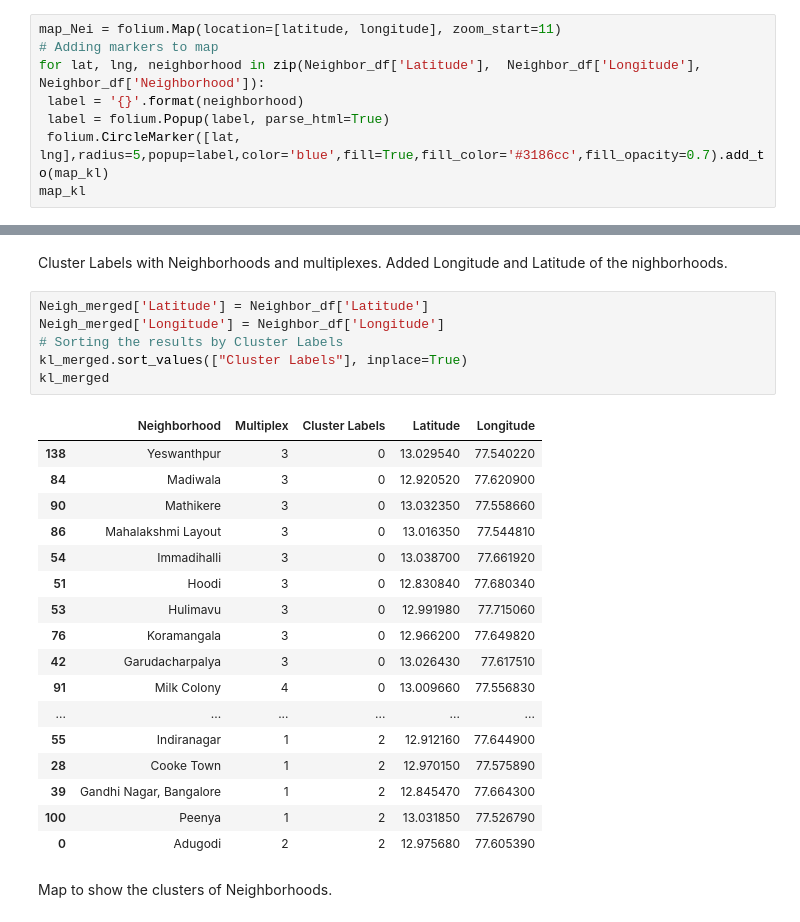
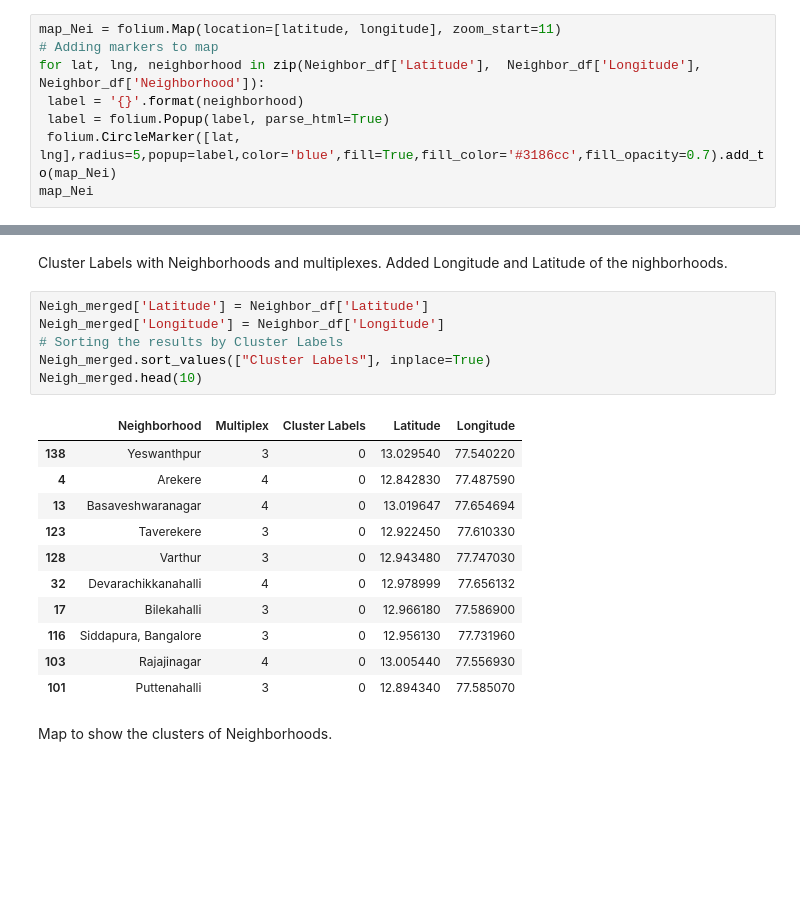
Before and after one commit to Jayavardhanp/Coursera_Capstone, a Jupyter notebook: Scripts/Multiplex_Analysis.ipynb, the cells around one changed output, grey strips where cells are left out. Saved outputs shown, nothing was run; the diff lists cells and outputs as text; blank space fills up the shorter version.

```diff
--- a/Scripts/Multiplex_Analysis.ipynb
+++ b/Scripts/Multiplex_Analysis.ipynb
@@ -129,8 +129,8 @@ map_Nei = folium.Map(location=[latitude, longitude], zoom_start=11)
 for lat, lng, neighborhood in zip(Neighbor_df['Latitude'],  Neighbor_df['Longitude'], Neighbor_df['Neighborhood']):
  label = '{}'.format(neighborhood)
  label = folium.Popup(label, parse_html=True)
- folium.CircleMarker([lat, lng],radius=5,popup=label,color='blue',fill=True,fill_color='#3186cc',fill_opacity=0.7).add_to(map_kl)
-map_kl
+ folium.CircleMarker([lat, lng],radius=5,popup=label,color='blue',fill=True,fill_color='#3186cc',fill_opacity=0.7).add_to(map_Nei)
+map_Nei
 # %% [output]
 [interactive output not drawn]
 # %% [markdown]
@@ -310,27 +288,21 @@ Cluster Labels with Neighborhoods and multiplexes. Added Longitude and Latitude
 # %%
 Neigh_merged['Latitude'] = Neighbor_df['Latitude']
 Neigh_merged['Longitude'] = Neighbor_df['Longitude']
 # Sorting the results by Cluster Labels
-kl_merged.sort_values(["Cluster Labels"], inplace=True)
-kl_merged
+Neigh_merged.sort_values(["Cluster Labels"], inplace=True)
+Neigh_merged.head(10)
 # %% [output]
 |  | Neighborhood | Multiplex | Cluster Labels | Latitude | Longitude |
 | 138 | Yeswanthpur | 3 | 0 | 13.029540 | 77.540220 |
-| 84 | Madiwala | 3 | 0 | 12.920520 | 77.620900 |
-| 90 | Mathikere | 3 | 0 | 13.032350 | 77.558660 |
-| 86 | Mahalakshmi Layout | 3 | 0 | 13.016350 | 77.544810 |
-| 54 | Immadihalli | 3 | 0 | 13.038700 | 77.661920 |
-| 51 | Hoodi | 3 | 0 | 12.830840 | 77.680340 |
-| 53 | Hulimavu | 3 | 0 | 12.991980 | 77.715060 |
-| 76 | Koramangala | 3 | 0 | 12.966200 | 77.649820 |
-| 42 | Garudacharpalya | 3 | 0 | 13.026430 | 77.617510 |
-| 91 | Milk Colony | 4 | 0 | 13.009660 | 77.556830 |
-| ... | ... | ... | ... | ... | ... |
-| 55 | Indiranagar | 1 | 2 | 12.912160 | 77.644900 |
-| 28 | Cooke Town | 1 | 2 | 12.970150 | 77.575890 |
-| 39 | Gandhi Nagar, Bangalore | 1 | 2 | 12.845470 | 77.664300 |
-| 100 | Peenya | 1 | 2 | 13.031850 | 77.526790 |
-| 0 | Adugodi | 2 | 2 | 12.975680 | 77.605390 |
+| 4 | Arekere | 4 | 0 | 12.842830 | 77.487590 |
+| 13 | Basaveshwaranagar | 4 | 0 | 13.019647 | 77.654694 |
+| 123 | Taverekere | 3 | 0 | 12.922450 | 77.610330 |
+| 128 | Varthur | 3 | 0 | 12.943480 | 77.747030 |
+| 32 | Devarachikkanahalli | 4 | 0 | 12.978999 | 77.656132 |
+| 17 | Bilekahalli | 3 | 0 | 12.966180 | 77.586900 |
+| 116 | Siddapura, Bangalore | 3 | 0 | 12.956130 | 77.731960 |
+| 103 | Rajajinagar | 4 | 0 | 13.005440 | 77.556930 |
+| 101 | Puttenahalli | 3 | 0 | 12.894340 | 77.585070 |
 # %% [markdown]
 Map to show the clusters of Neighborhoods.
 # %%
```
Also changed, not shown: parts of 7 cells of this notebook.
